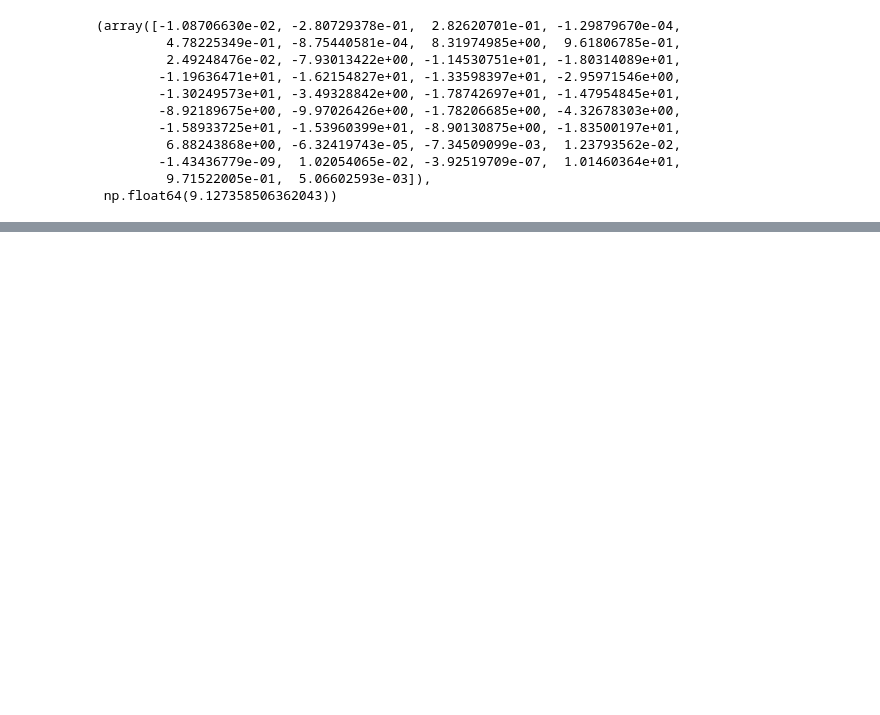
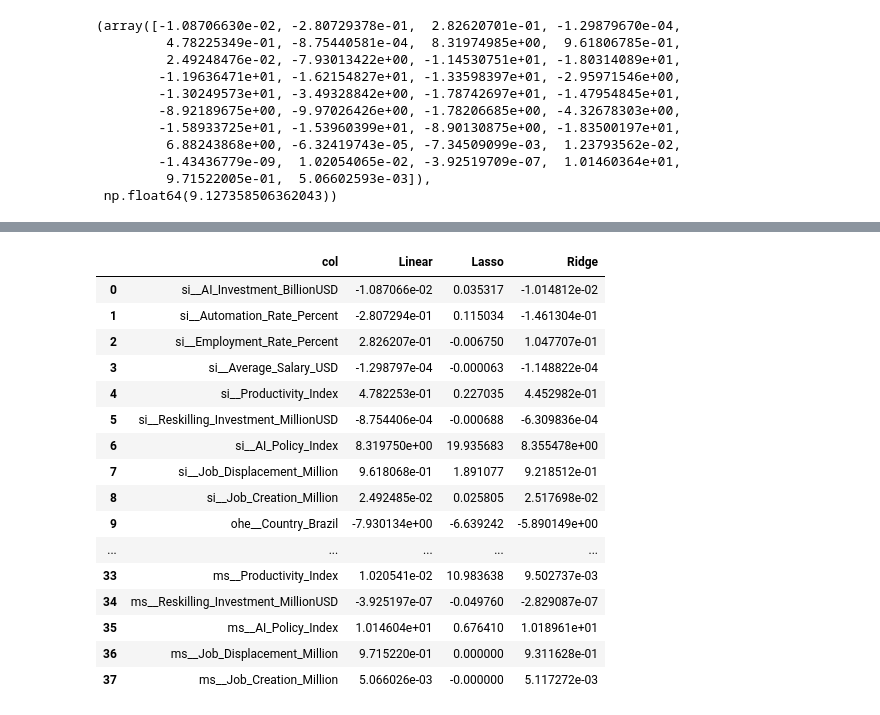
Before and after one commit to AftabQuant/Machine-Learning-Chronicles, a Jupyter notebook: Machine Learning Hub/Data Science Course/Revision Of Algorithms/Supervised Learnings/Regression Algorithms.ipynb, the cells around one changed output, grey strips where cells are left out. Saved outputs shown, nothing was run; the diff lists cells and outputs as text; code cells hidden in the pictures; blank space fills up the shorter version.

```diff
--- a/Machine Learning Hub/Data Science Course/Revision Of Algorithms/Supervised Learnings/Regression Algorithms.ipynb
+++ b/Machine Learning Hub/Data Science Course/Revision Of Algorithms/Supervised Learnings/Regression Algorithms.ipynb
@@ -217,0 +331,22 @@ hello
+# %%
+score = pd.DataFrame({"col" : x_en.columns, 'Linear' : lr.coef_, 'Lasso' : ls.coef_, 'Ridge' : ri.coef_})
+# %%
+score
+# %% [output]
+|  | col | Linear | Lasso | Ridge |
+| 0 | si__AI_Investment_BillionUSD | -1.087066e-02 | 0.035317 | -1.014812e-02 |
+| 1 | si__Automation_Rate_Percent | -2.807294e-01 | 0.115034 | -1.461304e-01 |
+| 2 | si__Employment_Rate_Percent | 2.826207e-01 | -0.006750 | 1.047707e-01 |
+| 3 | si__Average_Salary_USD | -1.298797e-04 | -0.000063 | -1.148822e-04 |
+| 4 | si__Productivity_Index | 4.782253e-01 | 0.227035 | 4.452982e-01 |
+| 5 | si__Reskilling_Investment_MillionUSD | -8.754406e-04 | -0.000688 | -6.309836e-04 |
+| 6 | si__AI_Policy_Index | 8.319750e+00 | 19.935683 | 8.355478e+00 |
+| 7 | si__Job_Displacement_Million | 9.618068e-01 | 1.891077 | 9.218512e-01 |
+| 8 | si__Job_Creation_Million | 2.492485e-02 | 0.025805 | 2.517698e-02 |
+| 9 | ohe__Country_Brazil | -7.930134e+00 | -6.639242 | -5.890149e+00 |
+| ... | ... | ... | ... | ... |
+| 33 | ms__Productivity_Index | 1.020541e-02 | 10.983638 | 9.502737e-03 |
+| 34 | ms__Reskilling_Investment_MillionUSD | -3.925197e-07 | -0.049760 | -2.829087e-07 |
+| 35 | ms__AI_Policy_Index | 1.014604e+01 | 0.676410 | 1.018961e+01 |
+| 36 | ms__Job_Displacement_Million | 9.715220e-01 | 0.000000 | 9.311628e-01 |
+| 37 | ms__Job_Creation_Million | 5.066026e-03 | -0.000000 | 5.117272e-03 |
```
Also changed, not shown: parts of 18 cells of this notebook.
